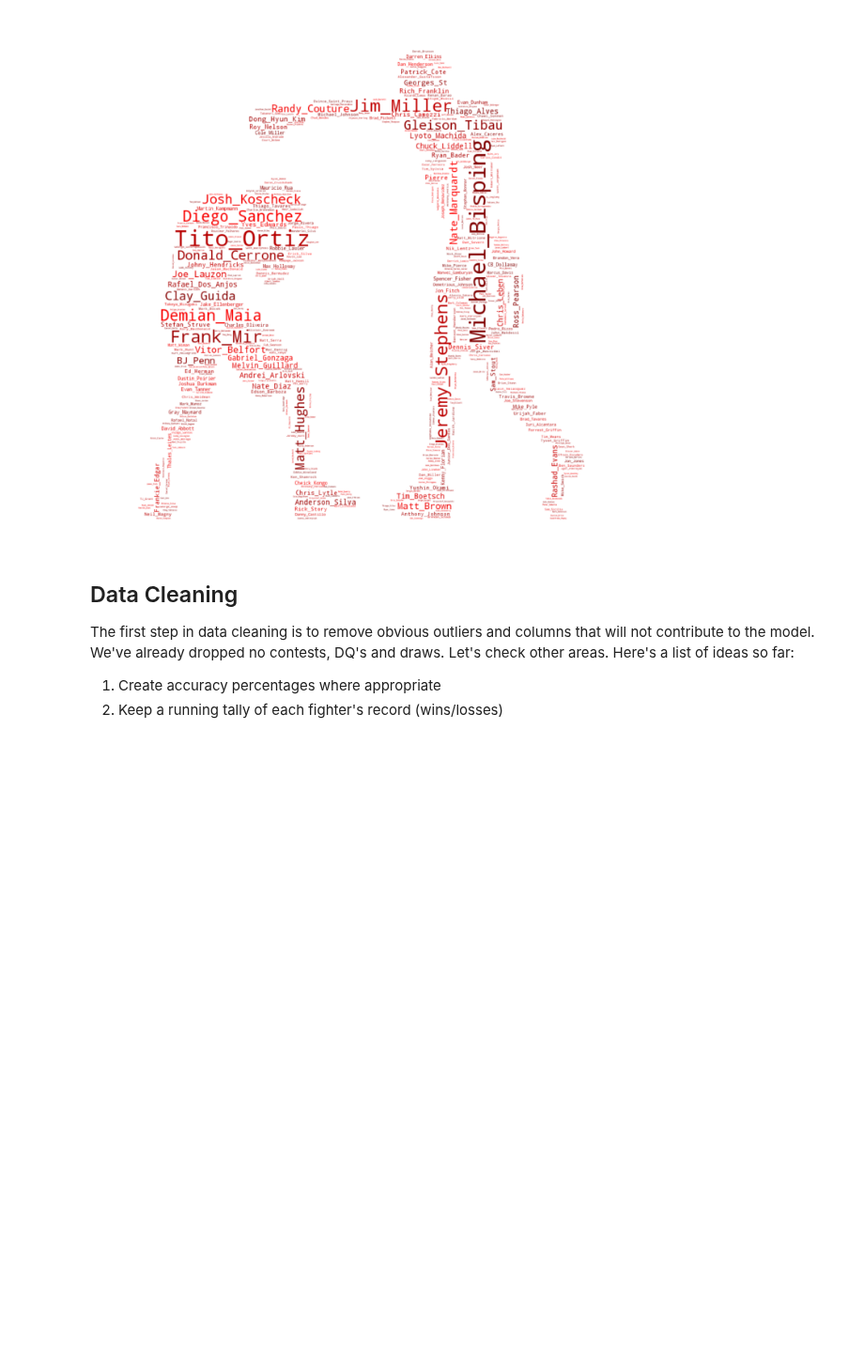
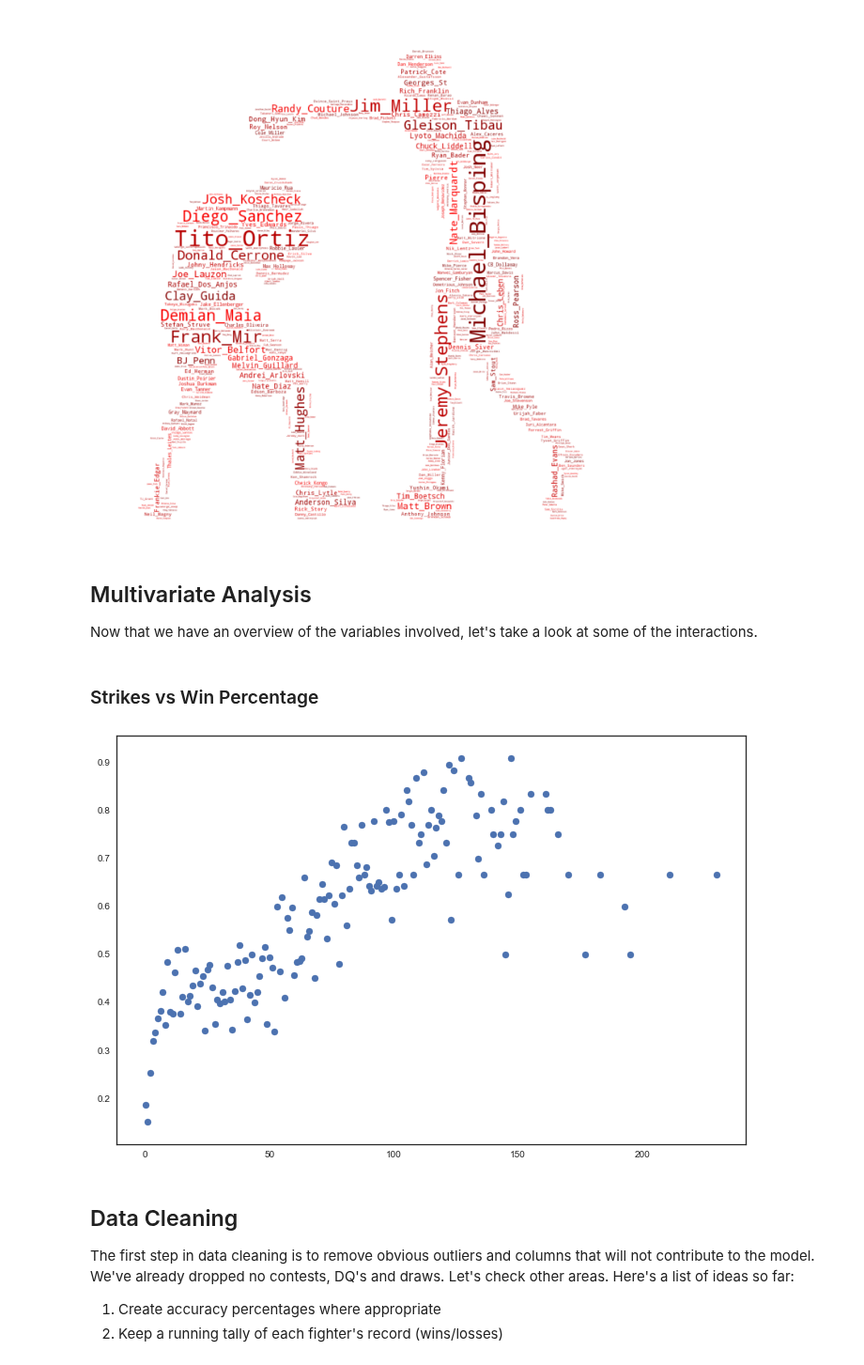
Before and after one commit to cfergusonlee/ufc_fight_analysis, a Jupyter notebook: ufc_analysis.ipynb, the cells around one changed output. Shown at 94% size. Drawn from its saved outputs; the diff is of its cells as text; code cells hidden in the pictures; blank space fills up the shorter version.

Commit message:
Edited intro and background, started multivariate analysis

```diff
--- a/ufc_analysis.ipynb
+++ b/ufc_analysis.ipynb
@@ -1032,6 +1032,26 @@ plt.axis("off")
 plt.show()
 # %% [output]
 [figure]
+# %% [markdown]
+## Multivariate Analysis
+
+Now that we have an overview of the variables involved, let's take a look at some of the interactions.
+# %% [markdown]
+### Strikes vs Win Percentage
+# %%
+strike_wins = fight_df.loc[fight_df.outcome == 1, 'strikes'].value_counts()
+strike_losses = fight_df.loc[fight_df.outcome == 0, 'strikes'].value_counts()
+strike_overall = pd.concat([strike_wins, strike_losses], join="inner", axis=1)
+strike_overall.columns = ['wins', 'losses']
+strike_overall.win_perc = strike_overall.wins / (strike_overall.wins + strike_overall.losses)
+
+plt.figure(figsize = (12,8))
+plt.scatter(strike_overall.index, strike_overall.win_perc)
+plt.xlabel('Strikes')
+plt.ylabel('Win Probability')
+plt.show()
+# %% [output]
+[figure, added]
 # %% [markdown]
 ## Data Cleaning
 
```
Also changed, not shown: parts of 3 cells of this notebook, 1 other file.
